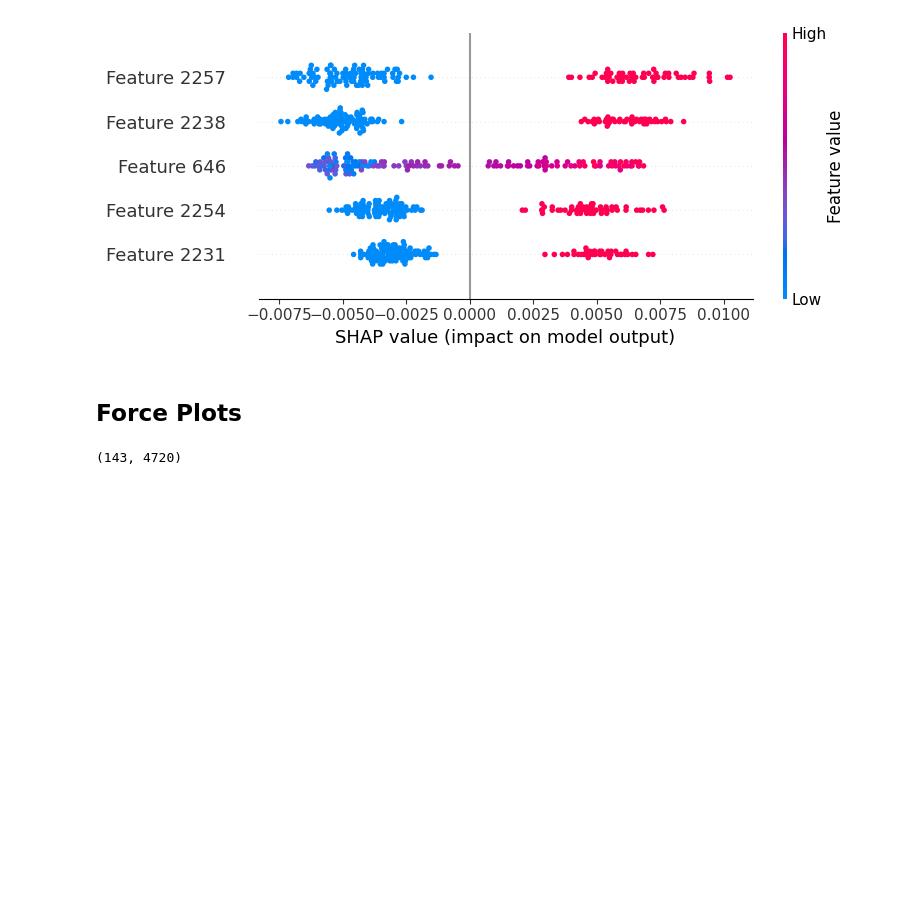
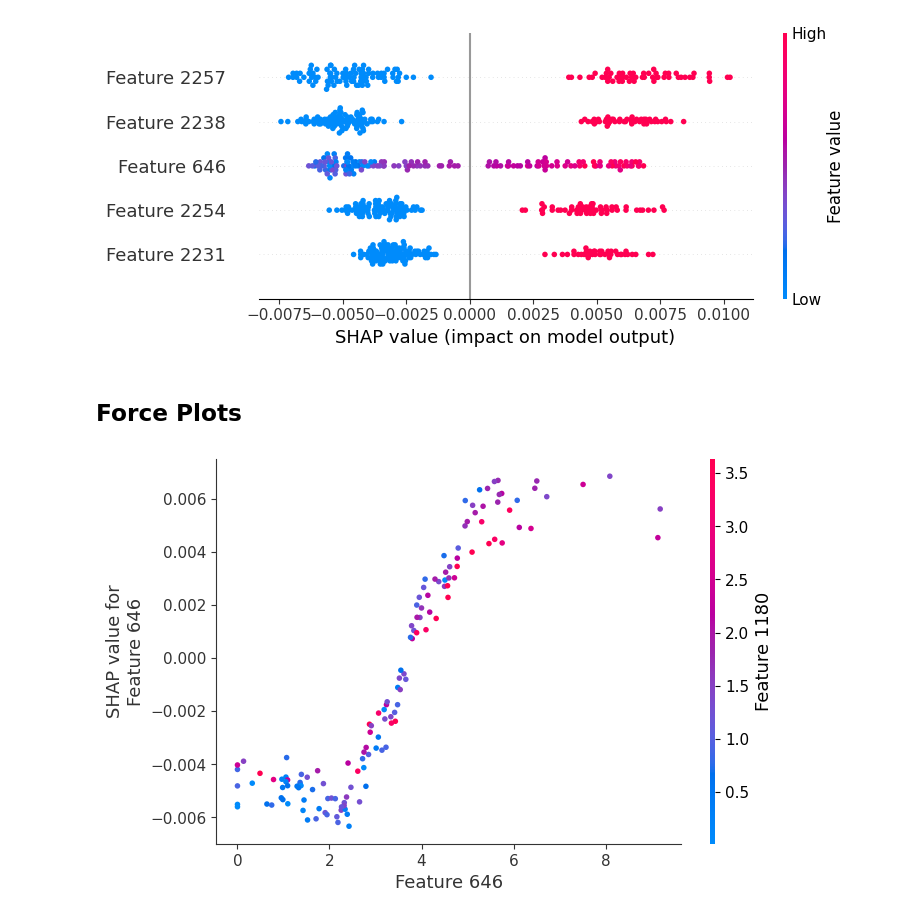
Before and after one commit to tomerdoi/ml_course, a Jupyter notebook: assignment2/submission.ipynb, the cells around one changed output. Drawn from its saved outputs; the diff is of its cells as text; code cells hidden in the pictures; blank space fills up the shorter version.

```diff
--- a/assignment2/submission.ipynb
+++ b/assignment2/submission.ipynb
@@ -69,25 +68,17 @@ try:
     for strategy in ['most_frequent']:  # ['mean', 'median', 'most_frequent', 'constant']:
         try:
             print('Preprocessing data.')
-            X_imputed, y, X_test_imputed = preprocess_data(strategy=strategy, smote=True,
+            X_imputed, y, X_test_imputed = preprocess_data(strategy=strategy, smote=False,
                                                                              iterations=300)
             print('X len is: %s' % str(X_imputed.shape))
-            clf = ExtraTreesClassifier(max_features='sqrt', max_leaf_nodes=30,
+            clf = ExtraTreesClassifier(max_features='sqrt', max_leaf_nodes=31,
                                        n_estimators=2000, n_jobs=-1, random_state=12032022, max_depth=2000,
                                        criterion="gini")
             print('Fitting model.')
             clf.fit(X_imputed, y)
             y_pred = clf.predict(X_imputed)
-            auc = sklearn.metrics.roc_auc_score(y_pred, y)
+            auc = sklearn.metrics.roc_auc_score(y, y_pred)
             print(f"TRAIN AUC = {auc}")
-            pred_probs = clf.predict_proba(X_test_imputed)
-            # Save the predictions to a CSV file
-            with open('sub_extra_tree_sk_%s.csv' % strategy, 'w') as fp:
-                fp.write("Id,Predicted\n")
-                for i, row in enumerate(pred_probs):
-                    if 0.48 <= row[1] <= 0.52:
-                        row[1] = random.choice([0.1, 0.9])
-                    fp.write(f"{i},{row[1]:.9f}\n")
         except Exception as e:
             print('Exception %s occurred during run for strategy %s.' % (e, strategy))
 except Exception as e:
@@ -154,7 +139,7 @@ shap.summary_plot(k_shap_values[1], X_test_imputed, plot_type='dot', max_display
 [figure]
 # %% [markdown]
 ## Force Plots
-# %%
-X_test_imputed.shape
-# %% [output]
-(143, 4720)
+# %%
+shap.dependence_plot(646, k_shap_values[1], X_test_imputed)
+# %% [output]
+[figure, added]
```
Also changed, not shown: parts of 7 cells of this notebook.
